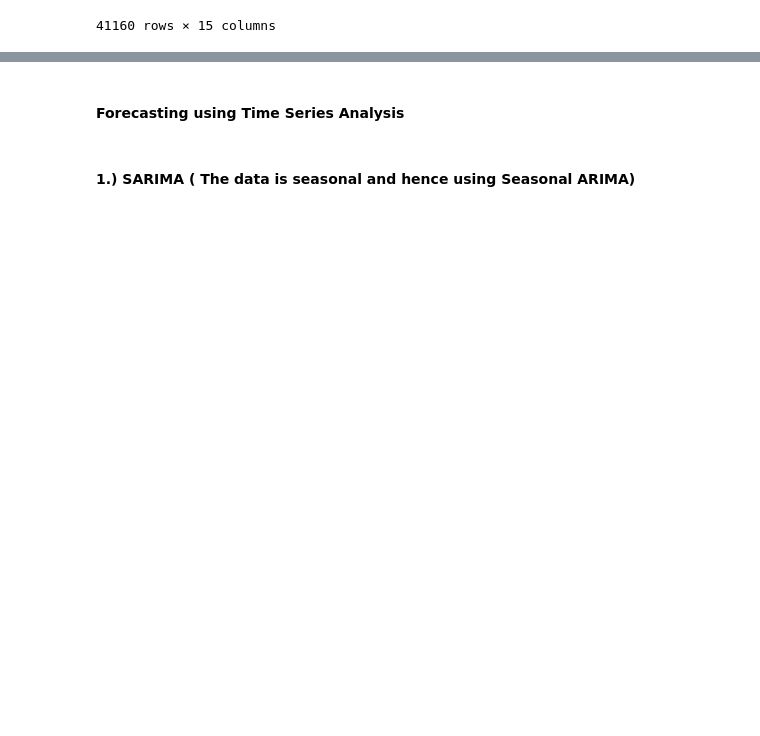
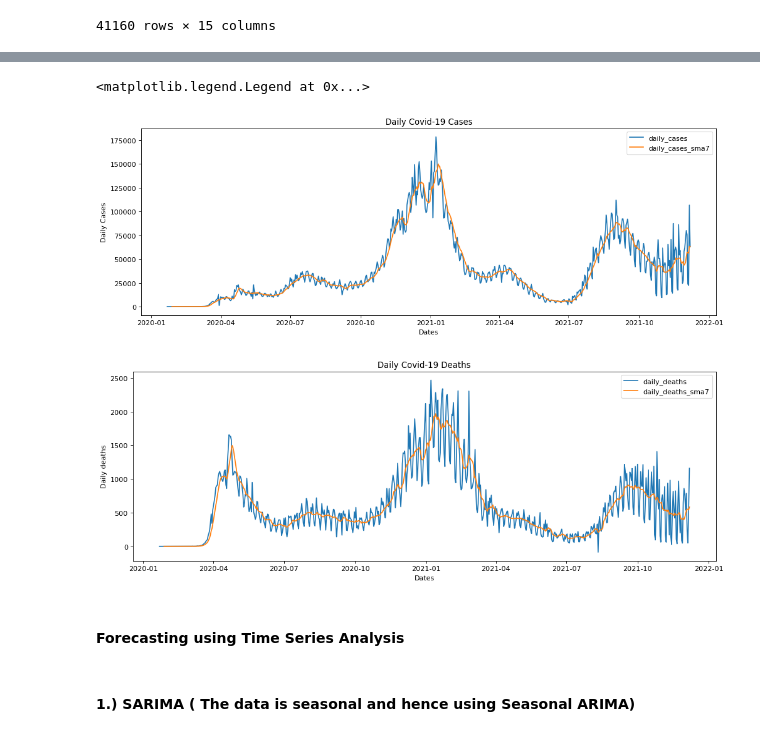
Before and after one commit to ZahraMalwi/COVID-19_CHI, a Jupyter notebook: COVID 19 SPRING 22.ipynb, the cells around one changed output, grey strips where cells are left out. Saved outputs shown, nothing was run; the diff lists cells and outputs as text; code cells hidden in the pictures; blank space fills up the shorter version.

```diff
--- a/COVID 19 SPRING 22.ipynb
+++ b/COVID 19 SPRING 22.ipynb
@@ -120,3 +142,24 @@ US_data
+# %%
+#Smooth curve after calculating moving averages
+
+figure(figsize=(15, 5), dpi=80)
+plt.plot(US_data[['daily_cases','daily_cases_sma7']])
+plt.ylabel('Daily Cases')
+plt.xlabel('Dates')
+plt.title('Daily Covid-19 Cases')
+plt.legend(['daily_cases','daily_cases_sma7'])
+
+
+figure(figsize=(15, 5), dpi=80)
+plt.plot(US_data[['daily_deaths','daily_deaths_sma7']])
+plt.ylabel('Daily deaths')
+plt.xlabel('Dates')
+plt.title('Daily Covid-19 Deaths')
+plt.legend(['daily_deaths','daily_deaths_sma7'])
+# %% [output]
+<matplotlib.legend.Legend at 0x...>
+[figure, added]
+[figure, added]
 # %% [markdown]
 #### Forecasting using Time Series Analysis
 # %%
```
Also changed, not shown: parts of 24 cells of this notebook.
